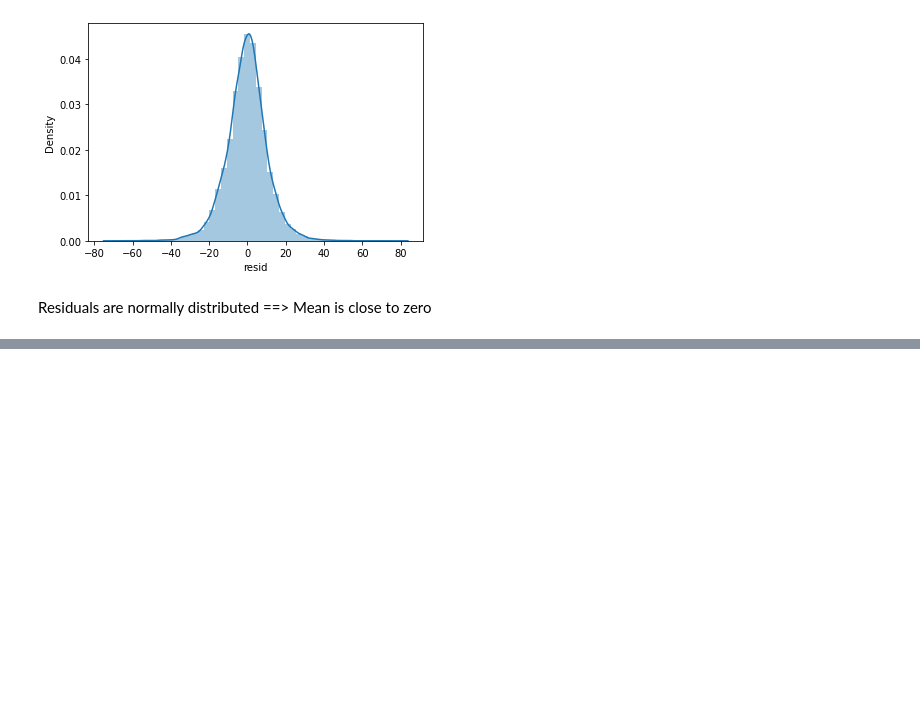
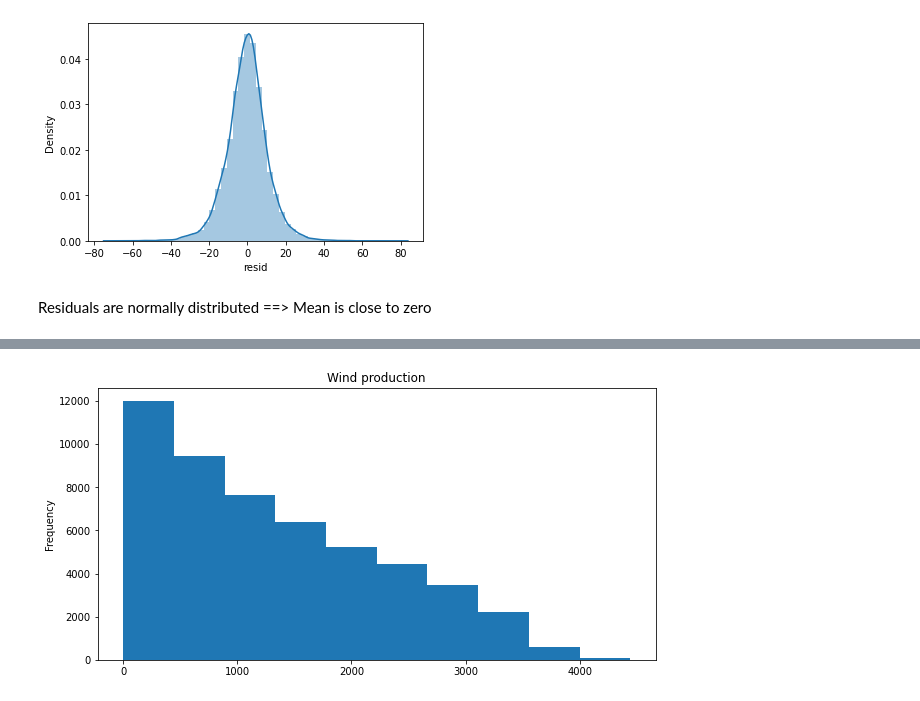
Before and after one commit to Guli-Y/ElectricityPricePredictor, a Jupyter notebook: notebooks/feature_selection.ipynb, the cells around one changed output, grey strips where cells are left out. Saved outputs shown, nothing was run; the diff lists cells and outputs as text; code cells hidden in the pictures; blank space fills up the shorter version.

```diff
--- a/notebooks/feature_selection.ipynb
+++ b/notebooks/feature_selection.ipynb
@@ -443,0 +585,5 @@ KeyError: "['plt.figure(figsize=(10,4))'] not in index"
+# %%
+plt.figure(figsize=(10,5))
+production_final["wind_prod"].plot(title="Wind production",kind="hist");
+# %% [output]
+[figure, added]
```
Also changed, not shown: parts of 32 cells of this notebook.
